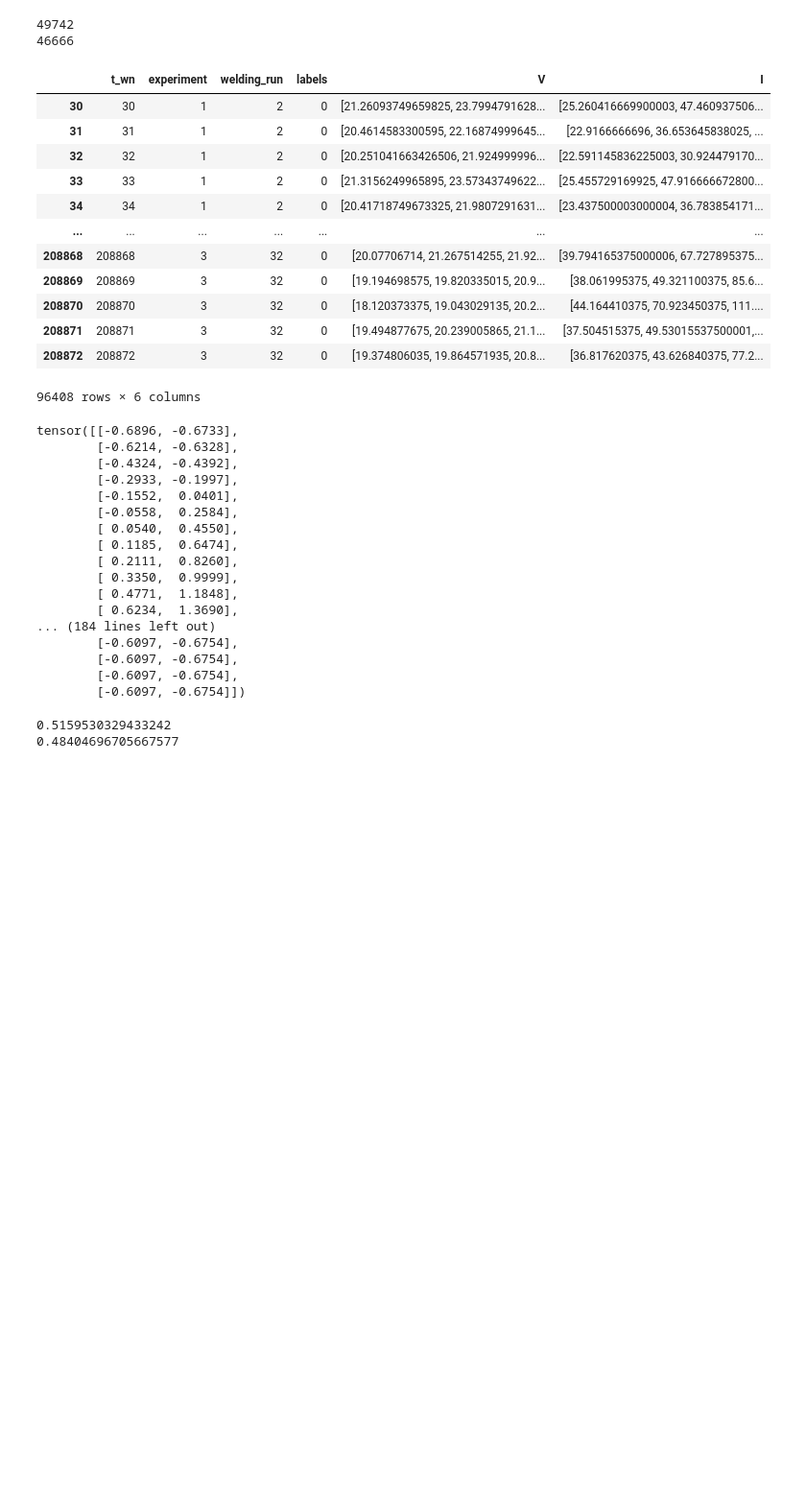
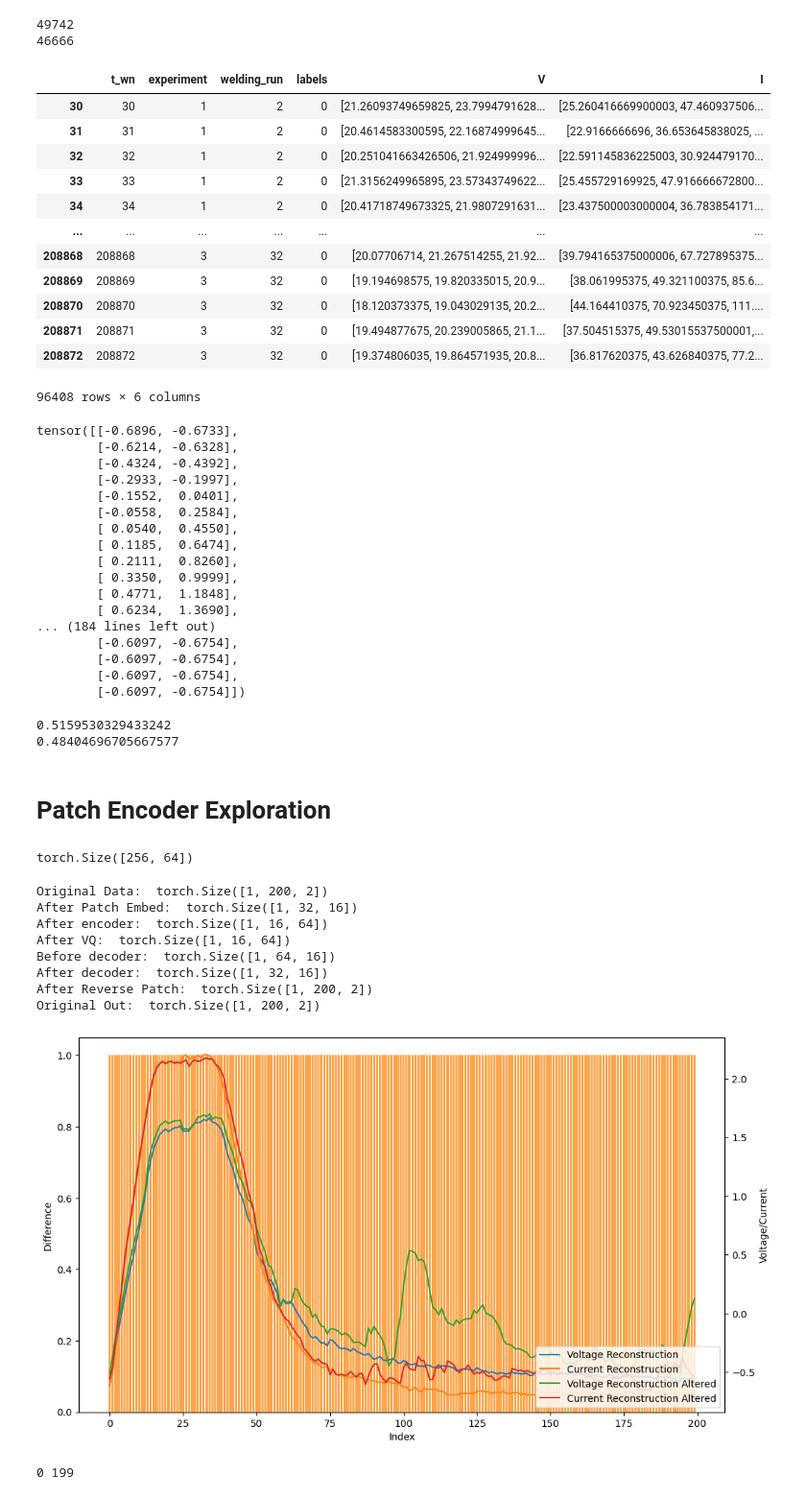
Before and after one commit to derantonin/VQ-VAE-Transformer-Arc-Welding, a Jupyter notebook: Experiments_ALTERING.ipynb, the cells around one changed output. Shown: that part at 96% size. Drawn from its saved outputs; the diff is of its cells as text; code cells hidden in the pictures; blank space fills up the shorter version.

```diff
--- a/Experiments_ALTERING.ipynb
+++ b/Experiments_ALTERING.ipynb
@@ -880,3 +924,78 @@ print(len(abc[abc.labels==1])/96408)
 # %% [output]
 0.5159530329433242
 0.48404696705667577
+# %% [markdown]
+# Patch Encoder Exploration
+# %%
+current_model = patch_vqvae_v2
+current_model["codebook"].shape
+# %% [output]
+torch.Size([256, 64])
+# %%
+test_pe = current_model["model"].patch_embed
+original_data = torch.from_numpy(train_data[0]).float()
+
+def plot_reconstruction_difference_v4(reconstructed_original, reconstructed_changed, original, label, plot_original=False):
+    difference = torch.sum(torch.abs(reconstructed_original - reconstructed_changed), dim=1)
+    difference_extreme = torch.where(difference > 0, 1.0, 0.0).clone().detach()
+    difference = difference.detach().numpy()
+    difference_extreme = difference_extreme.detach().numpy()
+    colormap = plt.colormaps['Wistia']
+    fig, ax = plt.subplots()
+    fig.set_size_inches(12, 7)
+    ax2 = ax.twinx()
+    ax.set_xlabel('Index')
+    ax.set_ylabel('Difference')
+    ax2.set_ylabel('Voltage/Current')
+    ax2.plot(reconstructed_original.detach().numpy())
+    ax2.plot(reconstructed_changed.detach().numpy())
+    ax2.legend(['Voltage Reconstruction', 'Current Reconstruction', 'Voltage Reconstruction Altered', 'Current Reconstruction Altered'], loc='lower right')
+    bars = ax.bar(np.arange(len(reconstructed_original)), [1] * len(reconstructed_original), color=colormap(difference_extreme), alpha=0.7)
+    plt.show()
+    return difference
+
+print(f"Original Data: ",original_data.unsqueeze(0).shape)
+# test_out = current_model["model"](original_data.unsqueeze(0))
+orig_alt = original_data.clone()
+orig_alt[120:130,:] = 1.50
+test_x = current_model["model"].patch_embed(original_data.unsqueeze(0))
+print(f"After Patch Embed: ",test_x.shape)
+test_x_alt = current_model["model"].patch_embed(orig_alt.unsqueeze(0))
+# test_x_alt[0,:,0] = 0.00
+# print(torch.eq(test_x,test_x_alt))
+test_ze = current_model["model"].encoder(test_x)
+test_ze_alt = current_model["model"].encoder(test_x_alt)
+print(f"After encoder: ",test_ze.shape)
+_,test_zq,_,_,indices = current_model["model"].vector_quantization(test_ze)
+_,test_zq_alt,_,_,indices_alt = current_model["model"].vector_quantization(test_ze_alt)
+print(f"After VQ: ",test_zq.shape)
+test_zq_perm = test_zq.permute(0,2,1)
+test_zq_perm_alt = test_zq_alt.permute(0,2,1)
+print(f"Before decoder: ",test_zq_perm.shape)
+test_xhat = current_model["model"].decoder(test_zq_perm)
+test_xhat_alt = current_model["model"].decoder(test_zq_perm_alt)
+# test_xhat_alt[0,:,15] = 0.00
+# test_xhat_alt = test_xhat_alt.permute(0,2,1)
+
+print(f"After decoder: ",test_xhat.shape)
+test_out = current_model["model"].reverse_patch_embed(test_xhat)
+test_out_alt = current_model["model"].reverse_patch_embed(test_xhat_alt)
+print(f"After Reverse Patch: ",test_out.shape)
+_, original_out, _ = current_model["model"](original_data.unsqueeze(0))
+print(f"Original Out: ",original_out.shape)
+
+difference = plot_reconstruction_difference_v4(reconstructed_original=original_out[0], reconstructed_changed=test_out_alt[0], original=original_data, label="label", plot_original=False)
+my_difference = np.where(difference > 0)[0]
+if len(my_difference) > 0:
+    print(np.where(difference > 0)[0][0], np.where(difference > 0)[0][-1])
+# %% [output]
+Original Data:  torch.Size([1, 200, 2])
+After Patch Embed:  torch.Size([1, 32, 16])
+After encoder:  torch.Size([1, 16, 64])
+After VQ:  torch.Size([1, 16, 64])
+Before decoder:  torch.Size([1, 64, 16])
+After decoder:  torch.Size([1, 32, 16])
+After Reverse Patch:  torch.Size([1, 200, 2])
+Original Out:  torch.Size([1, 200, 2])
+[figure, added]
+0 199
```
Also changed, not shown: parts of 20 cells of this notebook, 1 other file.
